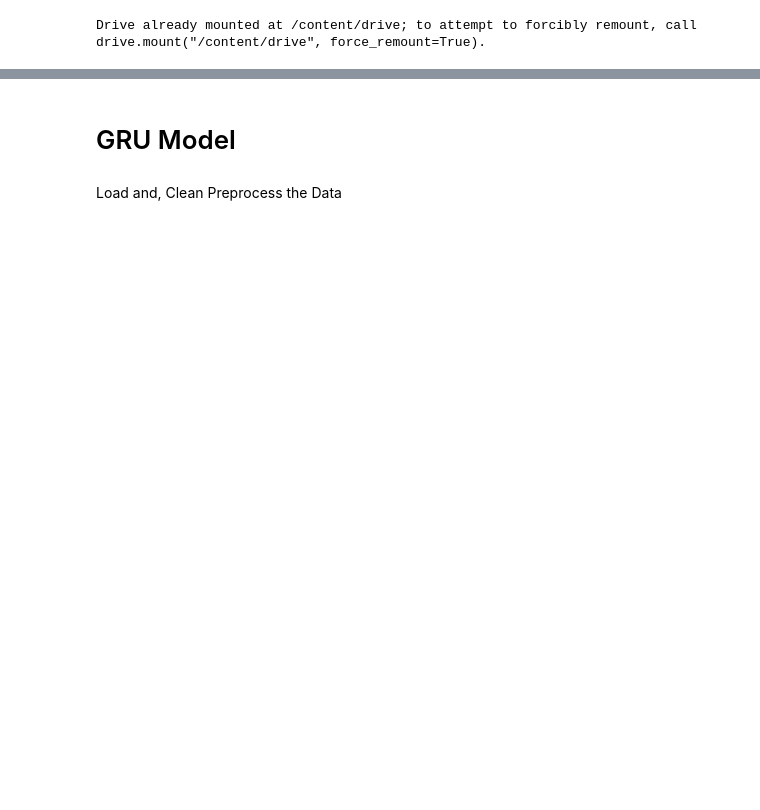
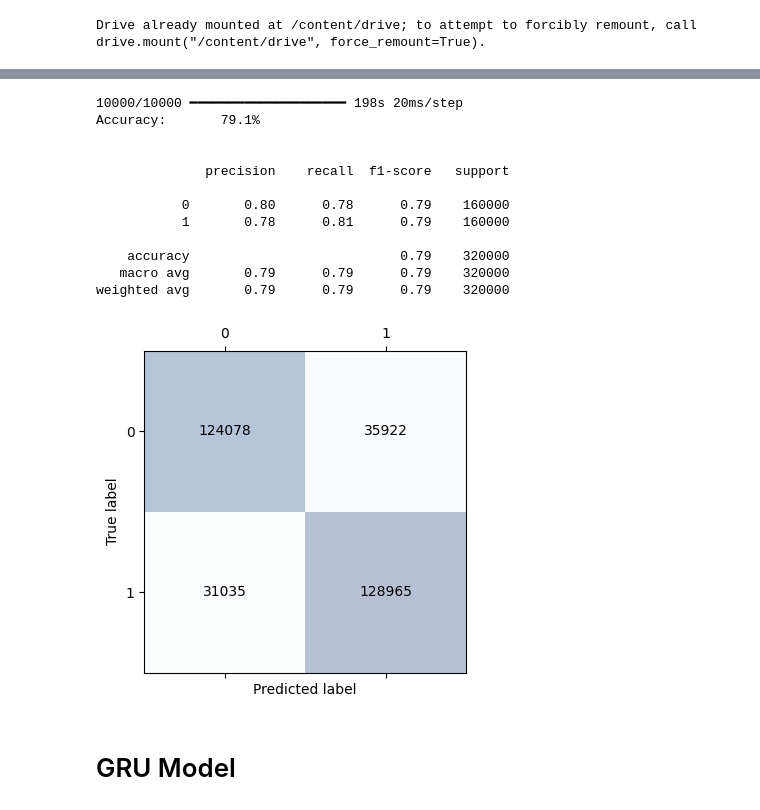
Before and after one commit to Samukelo09/Sentiment-Analysis, a Jupyter notebook: Sentiment_Analysis.ipynb, the cells around one changed output, grey strips where cells are left out. Saved outputs shown, nothing was run; the diff lists cells and outputs as text; code cells hidden in the pictures; blank space fills up the shorter version.

```diff
--- a/Sentiment_Analysis.ipynb
+++ b/Sentiment_Analysis.ipynb
@@ -46,0 +157,15 @@ df[['cleaned_text', 'target']].head()
+# %%
+# tokenization and Padding
+max_features = 20000
+max_words = 100
+embed_dim = 100
+
+tokenizer = Tokenizer(num_words=max_features)
+tokenizer.fit_on_texts(X_train)  # tokenize based on X_train
+
+X_train_seq = tokenizer.texts_to_sequences(X_train)
+X_test_seq = tokenizer.texts_to_sequences(X_test)
+
+# padding sequences
+X_train_pad = pad_sequences(X_train_seq, maxlen=max_words)
+X_test_pad = pad_sequences(X_test_seq, maxlen=max_words)
@@ -46,0 +191,20 @@ df[['cleaned_text', 'target']].head()
+# %%
+def model_evaluate():
+    # predict class with test set
+    y_pred_test = np.argmax(lstm_model.predict(X_test_pad), axis=1)
+    print('Accuracy:\t{:0.1f}%'.format(accuracy_score(np.argmax(y_test, axis=1), y_pred_test) * 100))
+
+    # classification report
+    print('\n')
+    print(classification_report(np.argmax(y_test, axis=1), y_pred_test))
+
+    # confusion matrix
+    confmat = confusion_matrix(np.argmax(y_test, axis=1), y_pred_test)
+    fig, ax = plt.subplots(figsize=(4, 4))
+    ax.matshow(confmat, cmap=plt.cm.Blues, alpha=0.3)
+    for i in range(confmat.shape[0]):
+        for j in range(confmat.shape[1]):
+            ax.text(x=j, y=i, s=confmat[i, j], va='center', ha='center')
+    plt.xlabel('Predicted label')
+    plt.ylabel('True label')
+    plt.tight_layout()
@@ -47,2 +228,19 @@ df[['cleaned_text', 'target']].head()
+# %%
+# evaluate model with test set
+model_evaluate()
+# %% [output]
+10000/10000 ━━━━━━━━━━━━━━━━━━━━ 198s 20ms/step
+Accuracy:       79.1%
+
+
+              precision    recall  f1-score   support
+
+           0       0.80      0.78      0.79    160000
+           1       0.78      0.81      0.79    160000
+
+    accuracy                           0.79    320000
+   macro avg       0.79      0.79      0.79    320000
+weighted avg       0.79      0.79      0.79    320000
+[figure, added]
 # %% [markdown]
 # GRU Model
@@ -63,2 +246,0 @@ from sklearn.model_selection import train_test_split
-# %% [markdown]
-Load and, Clean Preprocess the Data
```
Also changed, not shown: parts of 38 cells of this notebook.
